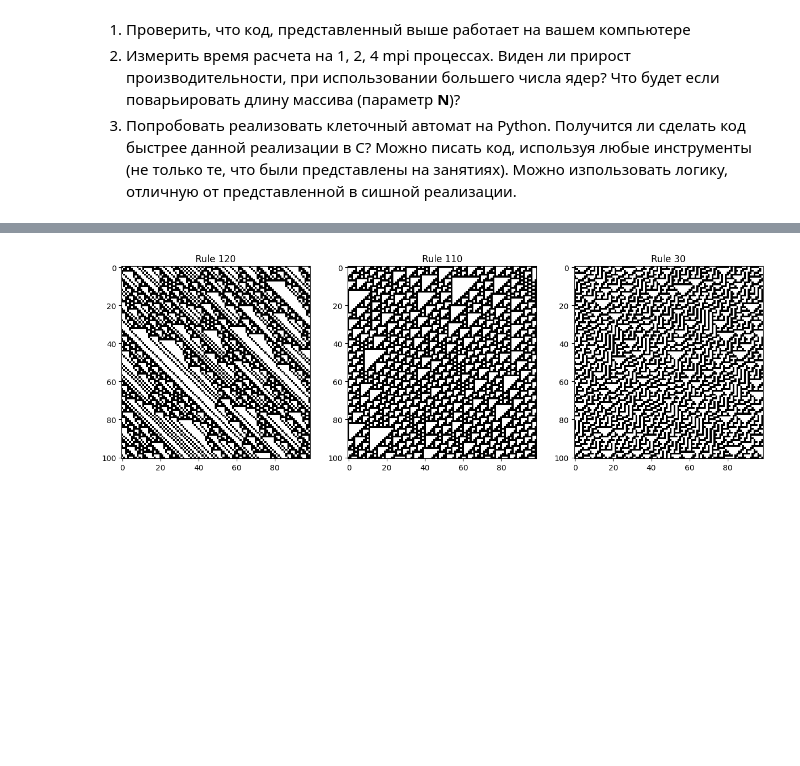
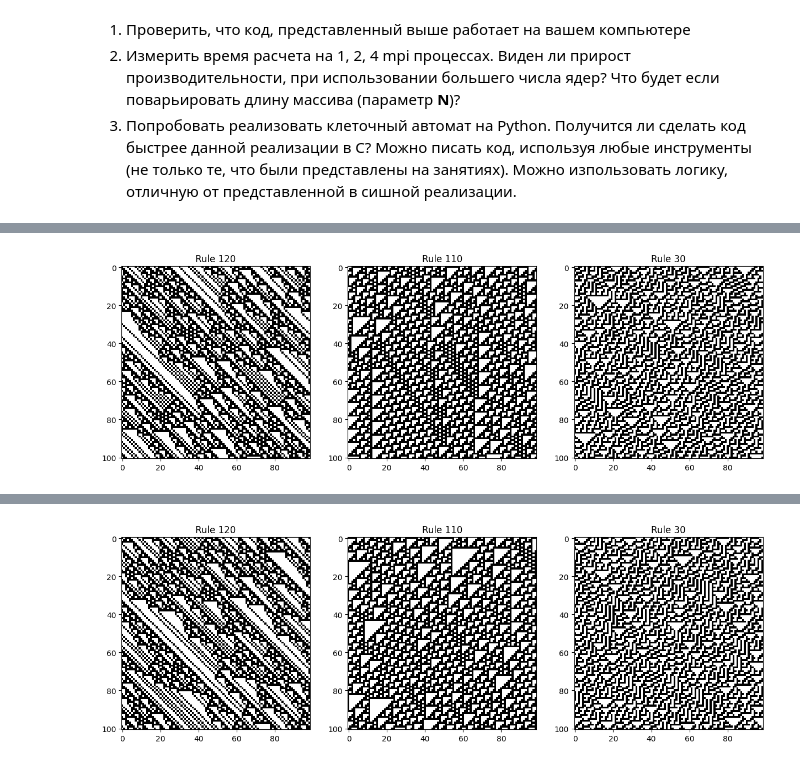
Before and after one commit to root-epifit/HPC_Sber_2025, a Jupyter notebook: Дз4_solution_IP.ipynb, the cells around one changed output, grey strips where cells are left out. Drawn from its saved outputs; the diff is of its cells as text; code cells hidden in the pictures; blank space fills up the shorter version.

```diff
--- a/Дз4_solution_IP.ipynb
+++ b/Дз4_solution_IP.ipynb
@@ -202,8 +180,3 @@ plt.show()
 1. Проверить, что код, представленный выше работает на вашем компьютере
 2. Измерить время расчета на 1, 2, 4 mpi процессах. Виден ли прирост производительности, при использовании большего числа ядер? Что будет если поварьировать длину массива (параметр **N**)?
 3. Попробовать реализовать клеточный автомат на Python. Получится ли сделать код быстрее данной реализации в C? Можно писать код, используя любые инструменты (не только те, что были представлены на занятиях). Можно изпользовать логику, отличную от представленной в сишной реализации.
-# %%
-print(current_generation)
-print(" ", start)
-current_generation[1:11] = start
-print(current_generation)
@@ -213,0 +183,78 @@ print(current_generation)
+# %%
+#
+# сначала сделаю непараллельный вариант кода
+#
+
+import numpy as np
+
+def life(
+        rule,           # правило
+        N,              # время жизни
+        init_state      # начальное состояние
+        ):
+
+    output_file = "my"+str(rule)+".txt"
+
+    # шаблоны, с которым будем сравнивать окружение клетки, и соотв.им след.состояния клетки
+    patterns = np.array([i for p in "111 110 101 100 011 010 001 000".split() for i in map(int, list(p))]).reshape(8,3)
+    states = np.array([i for i in list(map(int, f'{rule:08b}'))])
+
+    # игровое поле
+    current_generation  = np.zeros(N+2, dtype=int)       # row[0], row[-1] - клетки-призраки
+    left_cell = 1
+    right_cell = len(current_generation)-2
+    left_ghost_cell = 0
+    right_ghost_cell  = len(current_generation)-1
+
+    # заполняем поле начальным состоянием, клетки-признаки оставляем = 0
+    current_generation[left_cell:right_cell+1] = init_state[:]
+
+    with open(output_file, "w") as of:
+
+        # Идем по оси времени - от 0 до N включительно.
+        for i in range(0, N + 1):
+
+            current_generation[left_ghost_cell] = current_generation[right_cell]
+            next_generation  = np.zeros(N + 2, dtype=int)
+            #print("before -> ", current_generation)
+
+            for cell in range(left_cell, right_cell+1):
+
+                # Рассылаем клетки-призраки
+                if cell == left_cell:  current_generation[left_ghost_cell] = current_generation[right_cell]
+                if cell == right_cell: current_generation[right_ghost_cell] = current_generation[left_cell]
+
+                neigbours = current_generation[cell-1:cell+2]
+
+                for p in range(patterns.shape[0]):
+                    if np.array_equal(neigbours, patterns[p,:]):
+                        next_generation[cell] = states[p]    # новое состояние клетки в соотв.с найденным шаблоном
+            #print("after ->  ", next_generation)
+            current_generation = next_generation
+            s = "".join(([c for c in map(str, current_generation[left_cell:right_cell].tolist())]))+"\n"
+            #print(s, end = "")
+            of.write(s)
+
+# Запускаем жизни для трех правил
+for rule in [30, 110, 120]:
+    N=100
+    life(rule=rule, N=N, init_state = np.random.randint(0,2,N))
+
+# распечатываем сравниваем с эталонными картинками. Вроде совпали....
+fig, ax = plt.subplots(1, 3, figsize = (15, 10))
+
+data = open_data("my120.txt")
+ax[0].imshow(data, cmap='bone_r')
+ax[0].set_title("Rule 120")
+
+data = open_data("my110.txt")
+ax[1].imshow(data, cmap='bone_r')
+ax[1].set_title("Rule 110")
+
+data = open_data("my30.txt")
+ax[2].set_title("Rule 30")
+ax[2].imshow(data, cmap='bone_r')
+
+plt.show()
+# %% [output]
+[figure, added]
```
Also changed, not shown: parts of 4 cells of this notebook.
